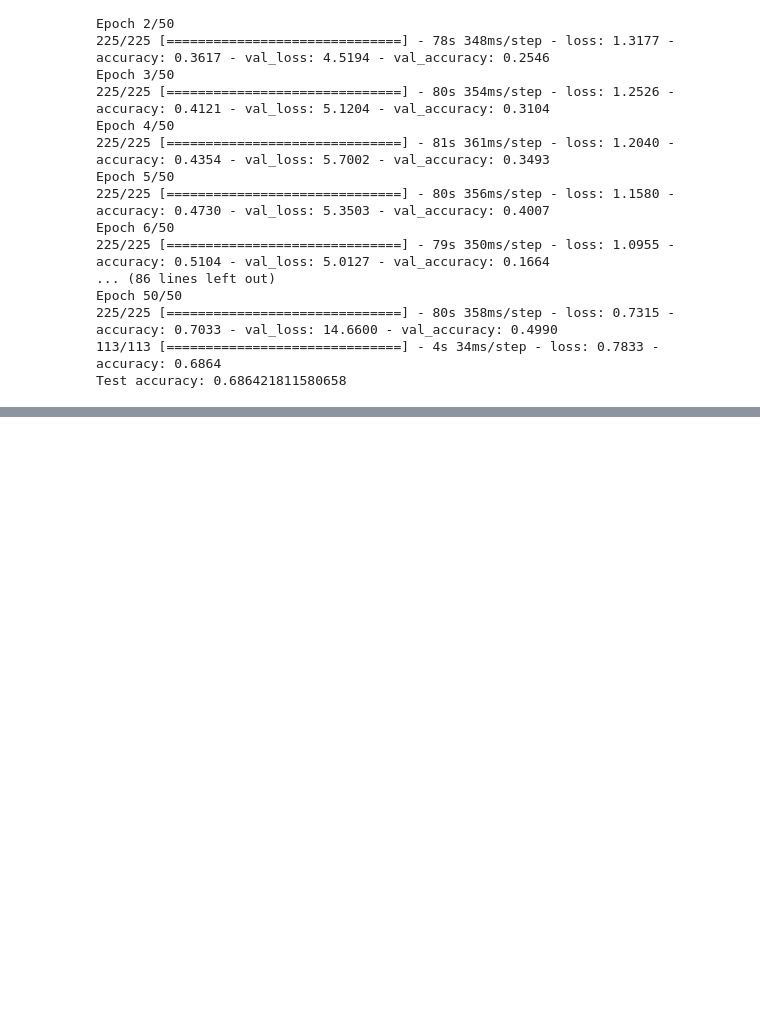
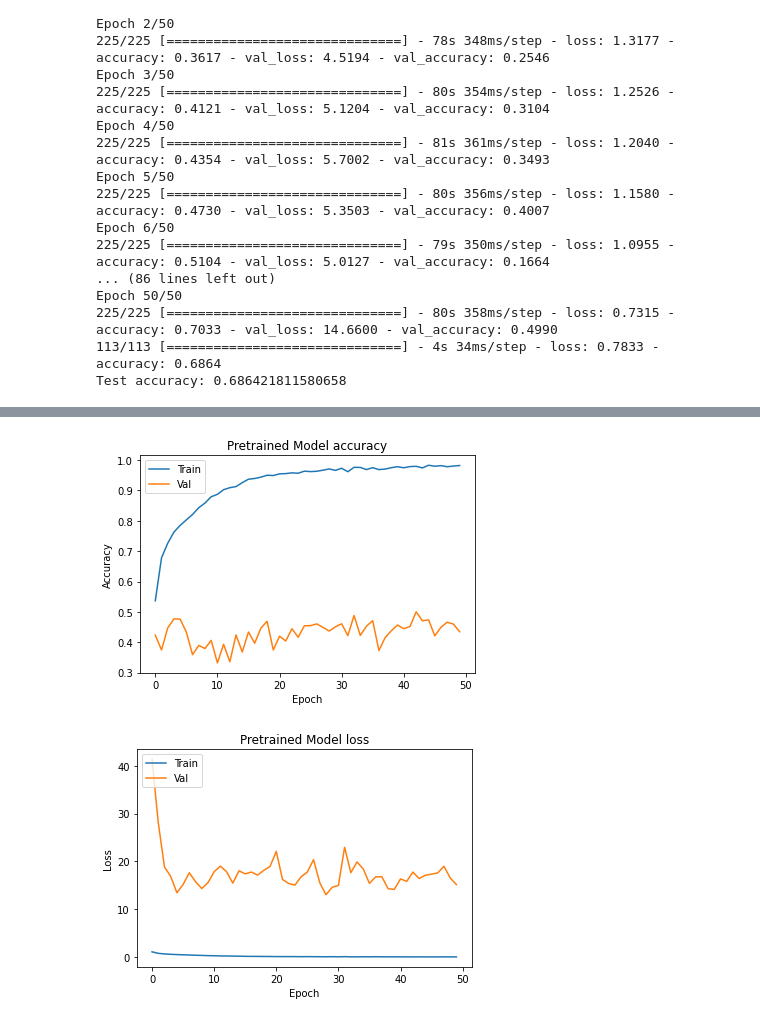
Before and after one commit to priyankgupta2003/Facial-Expression, a Jupyter notebook: FacialExpressionClassifier.ipynb, the cells around one changed output, grey strips where cells are left out. Saved outputs shown, nothing was run; the diff lists cells and outputs as text; code cells hidden in the pictures; blank space fills up the shorter version.

```diff
--- a/FacialExpressionClassifier.ipynb
+++ b/FacialExpressionClassifier.ipynb
@@ -184,3 +184,23 @@ Epoch 29/50
+# %%
+#plot the accuracy and loss curves
+plt.plot(history_pretrained.history['accuracy'])
+plt.plot(history_pretrained.history['val_accuracy'])
+plt.title('Pretrained Model accuracy')
+plt.ylabel('Accuracy')
+plt.xlabel('Epoch')
+plt.legend(['Train', 'Val'], loc='upper left')
+plt.show()
+
+plt.plot(history_pretrained.history['loss'])
+plt.plot(history_pretrained.history['val_loss'])
+plt.title('Pretrained Model loss')
+plt.ylabel('Loss')
+plt.xlabel('Epoch')
+plt.legend(['Train', 'Val'], loc='upper left')
+plt.show()
+# %% [output]
+[figure, added]
+[figure, added]
 # %%
 import numpy as np
 from imblearn.over_sampling import RandomOverSampler
```
Also changed, not shown: parts of 9 cells of this notebook.
